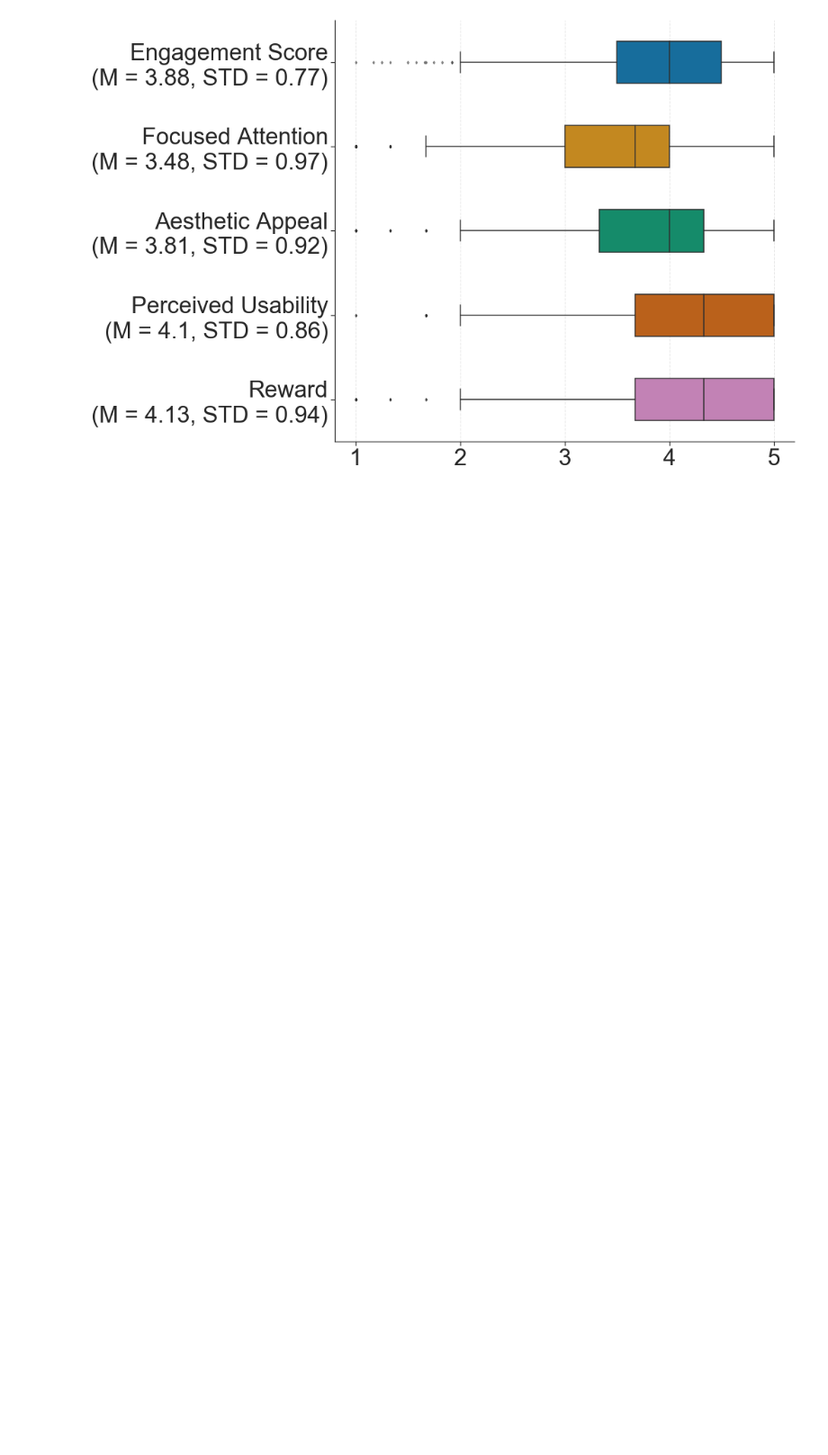
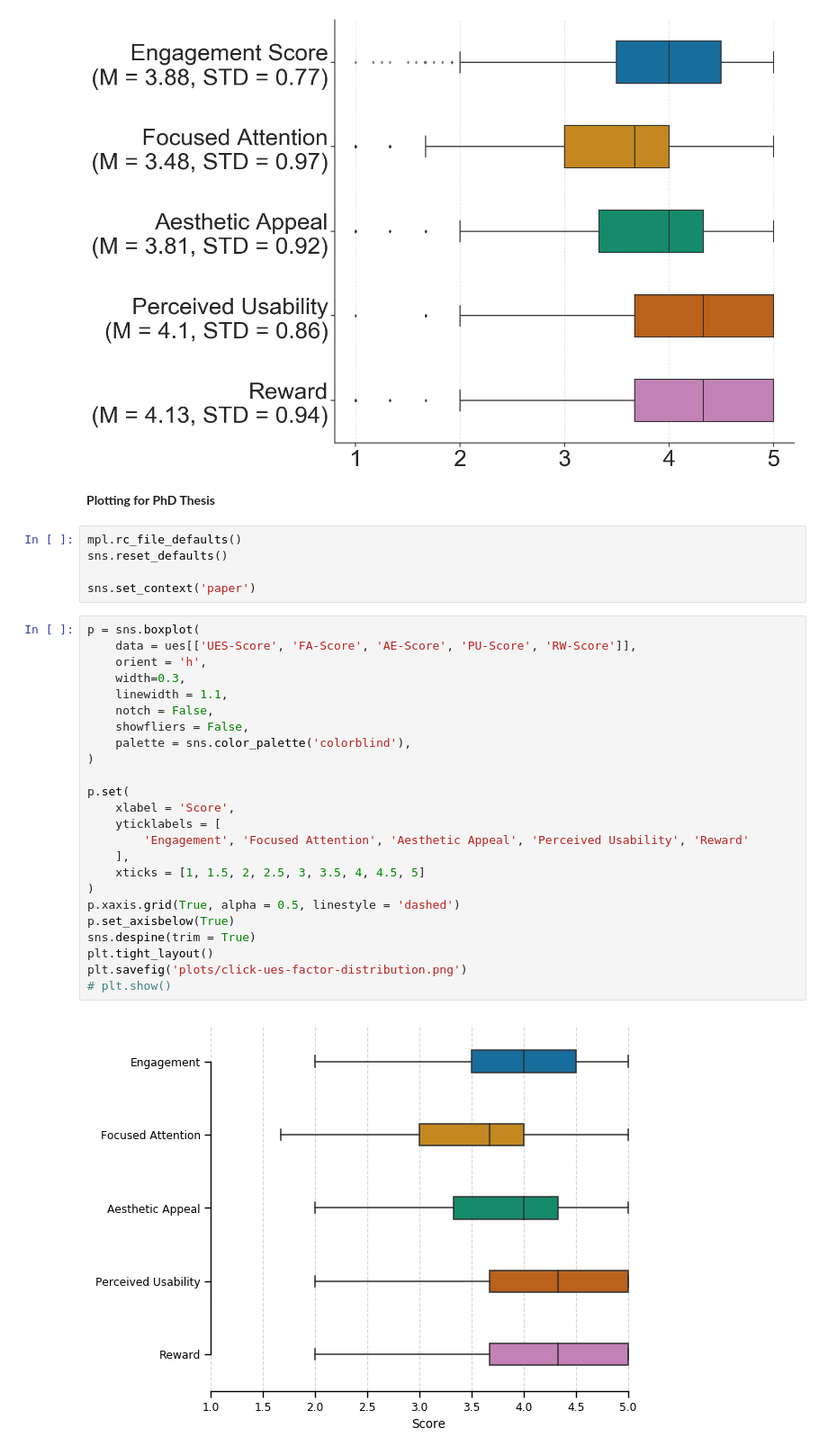
Before and after one commit to JonoCX/predicting-engagement-mm21, a Jupyter notebook: engagement_statistics.ipynb, the cells around one changed output. Shown at 90% size. Cells and saved outputs as stored; diff of their text form; blank space fills up the shorter version.

Commit message:
creating plots for PhD thesis

```diff
--- a/engagement_statistics.ipynb
+++ b/engagement_statistics.ipynb
@@ -68,3 +68,36 @@ plt.tight_layout()
 plt.show()
 # %% [output]
 [figure]
+# %% [markdown]
+**Plotting for PhD Thesis**
+# %%
+mpl.rc_file_defaults()
+sns.reset_defaults()
+
+sns.set_context('paper')
+# %%
+p = sns.boxplot(
+    data = ues[['UES-Score', 'FA-Score', 'AE-Score', 'PU-Score', 'RW-Score']],
+    orient = 'h',
+    width=0.3,
+    linewidth = 1.1,
+    notch = False,
+    showfliers = False,
+    palette = sns.color_palette('colorblind'),
+)
+
+p.set(
+    xlabel = 'Score',
+    yticklabels = [
+        'Engagement', 'Focused Attention', 'Aesthetic Appeal', 'Perceived Usability', 'Reward'
+    ],
+    xticks = [1, 1.5, 2, 2.5, 3, 3.5, 4, 4.5, 5]
+)
+p.xaxis.grid(True, alpha = 0.5, linestyle = 'dashed')
+p.set_axisbelow(True)
+sns.despine(trim = True)
+plt.tight_layout()
+plt.savefig('plots/click-ues-factor-distribution.png')
+# plt.show()
+# %% [output]
+[figure, added]
```
Also changed, not shown: parts of 1 cell of this notebook, 4 other files.
